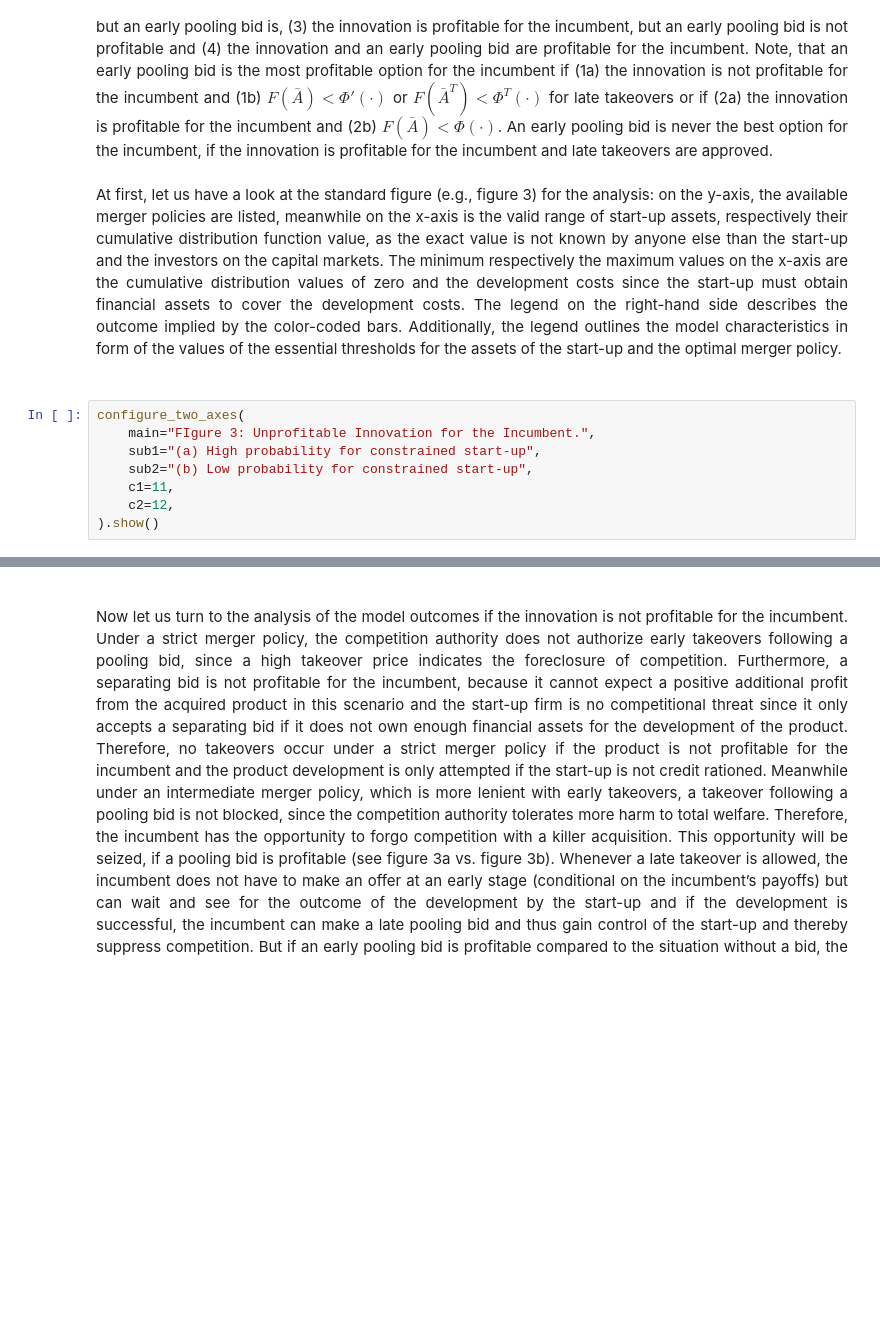
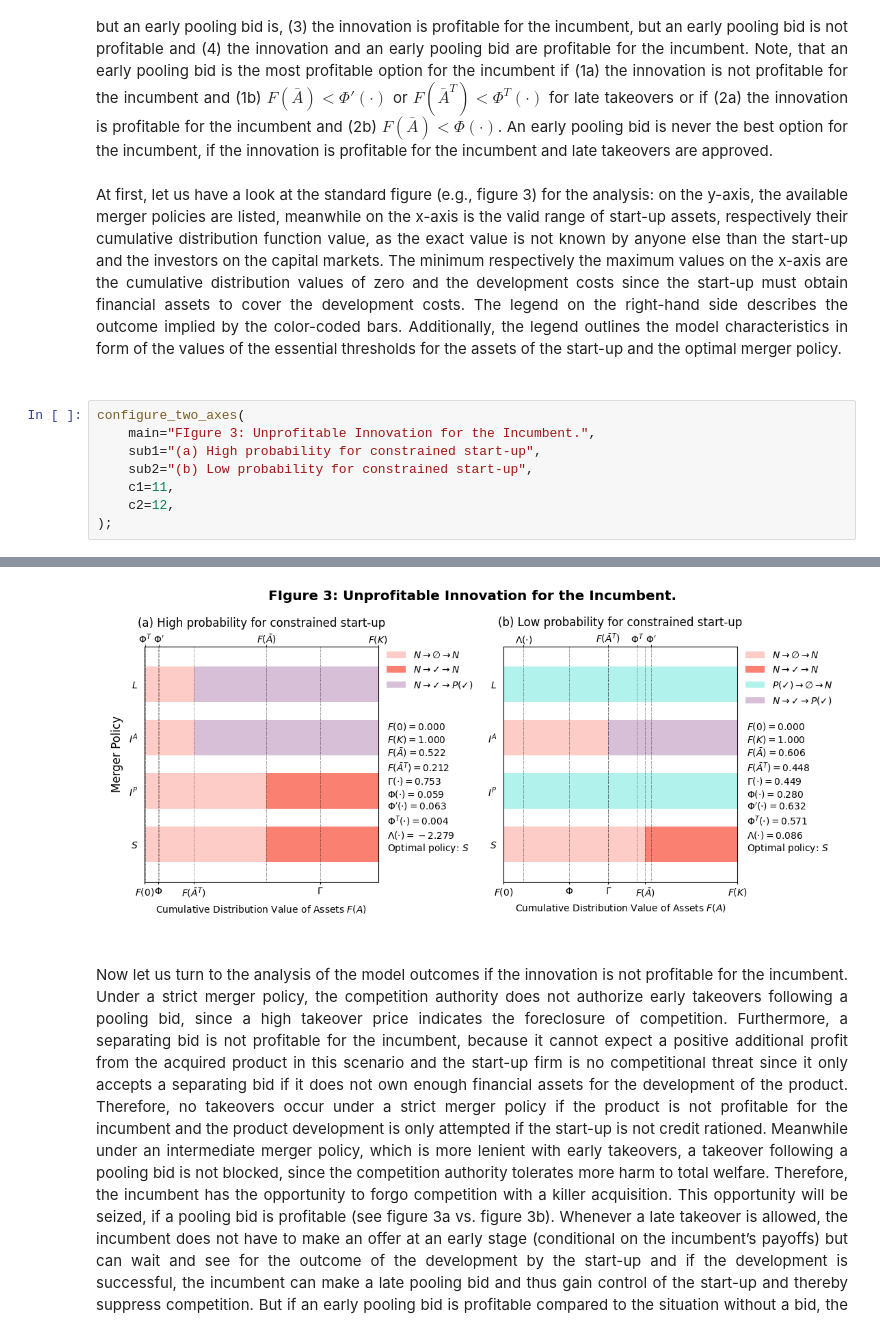
Before and after one commit to manuelbieri/Fumagalli_2020, a Jupyter notebook: Fumagalli_Motta_Tarantino_2020/Notebooks/Analysis.ipynb, the cells around one changed output, grey strips where cells are left out. Cells and saved outputs as stored; diff of their text form; blank space fills up the shorter version.

```diff
--- a/Fumagalli_Motta_Tarantino_2020/Notebooks/Analysis.ipynb
+++ b/Fumagalli_Motta_Tarantino_2020/Notebooks/Analysis.ipynb
@@ -243,5 +243,5 @@ configure_two_axes(
     sub2="(b) Low probability for constrained start-up",
     c1=11,
     c2=12,
-).show()
+);
 # %% [output]
@@ -249,3 +248,4 @@ configure_two_axes(
+[figure, added]
 # %% [markdown]
 <br>
 <div style="text-align: justify">
```
Also changed, not shown: parts of 12 cells of this notebook, 4 other files.
